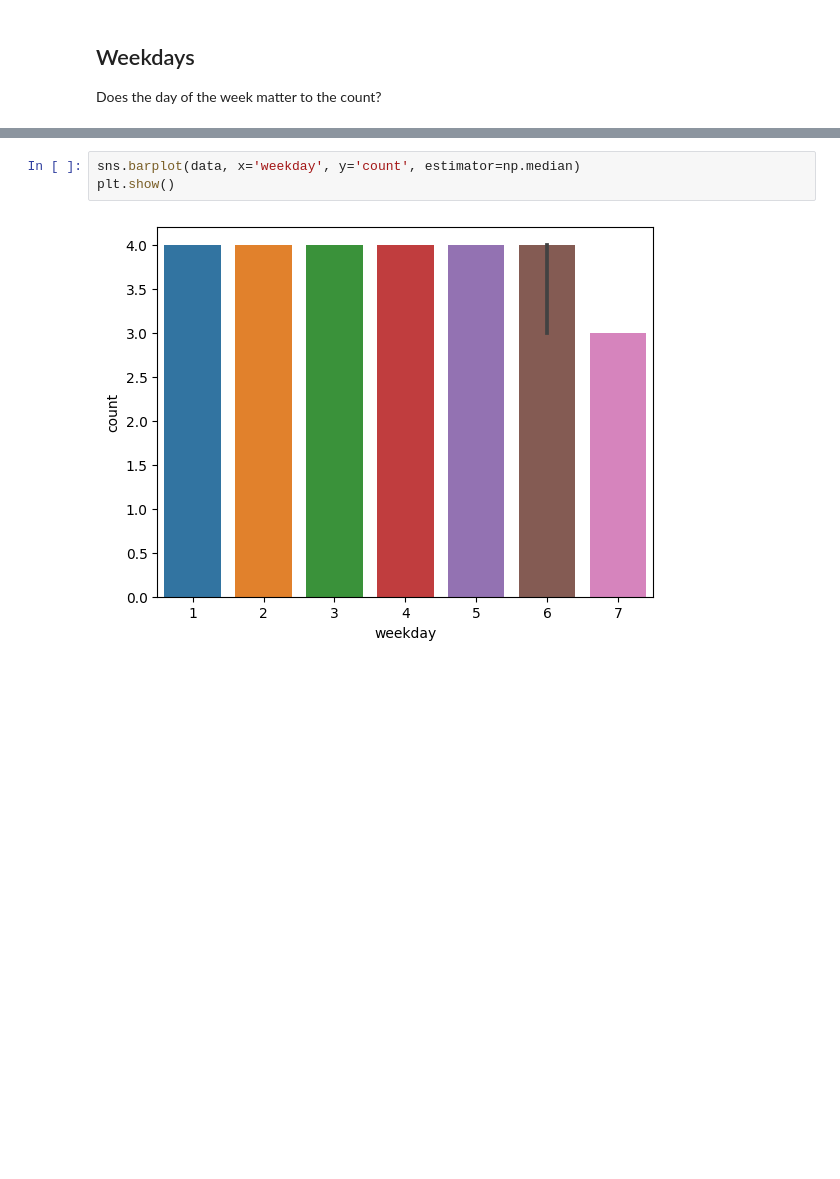
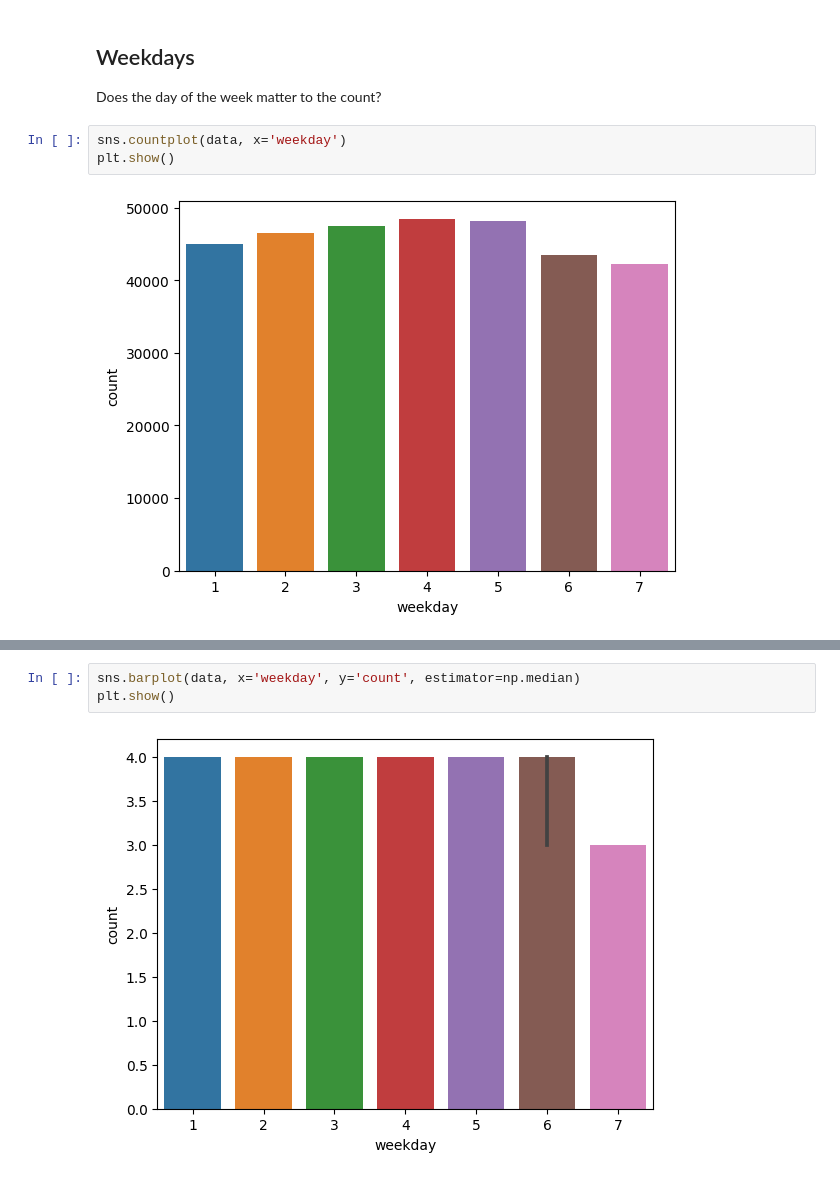
Before and after one commit to dlhaar/citi_bikes, a Jupyter notebook: notebooks/data_exploration.ipynb, the cells around one changed output, grey strips where cells are left out. Cells and saved outputs as stored; diff of their text form; blank space fills up the shorter version.

```diff
--- a/notebooks/data_exploration.ipynb
+++ b/notebooks/data_exploration.ipynb
@@ -100,3 +61,8 @@ data['special_event'] = list(map(lambda x: 1 if x >17 else 0, data['count']))
 ## Weekdays
 
 Does the day of the week matter to the count?
+# %%
+sns.countplot(data, x='weekday')
+plt.show()
+# %% [output]
+[figure, added]
```
Also changed, not shown: parts of 28 cells of this notebook, 3 other files.
